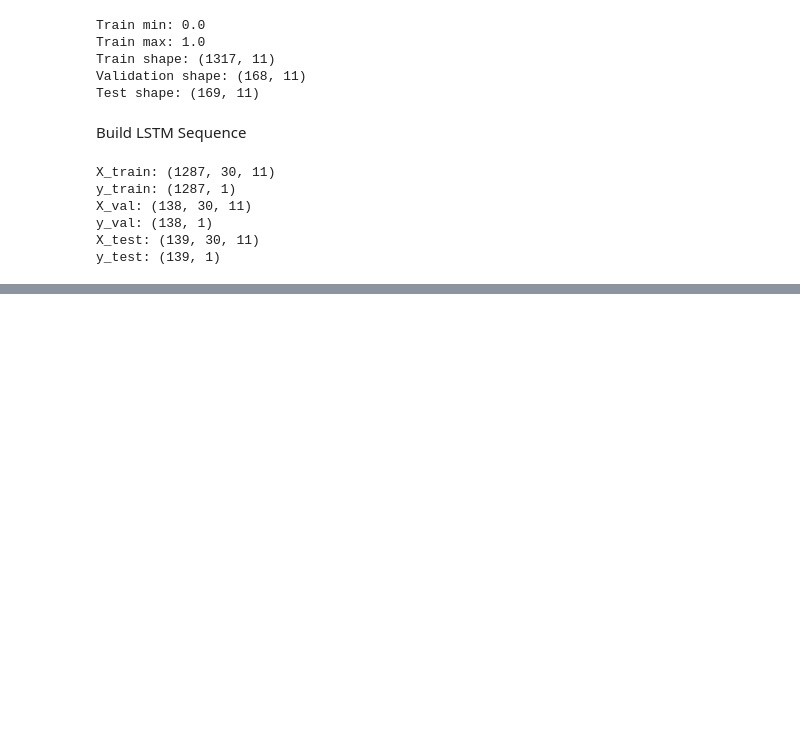
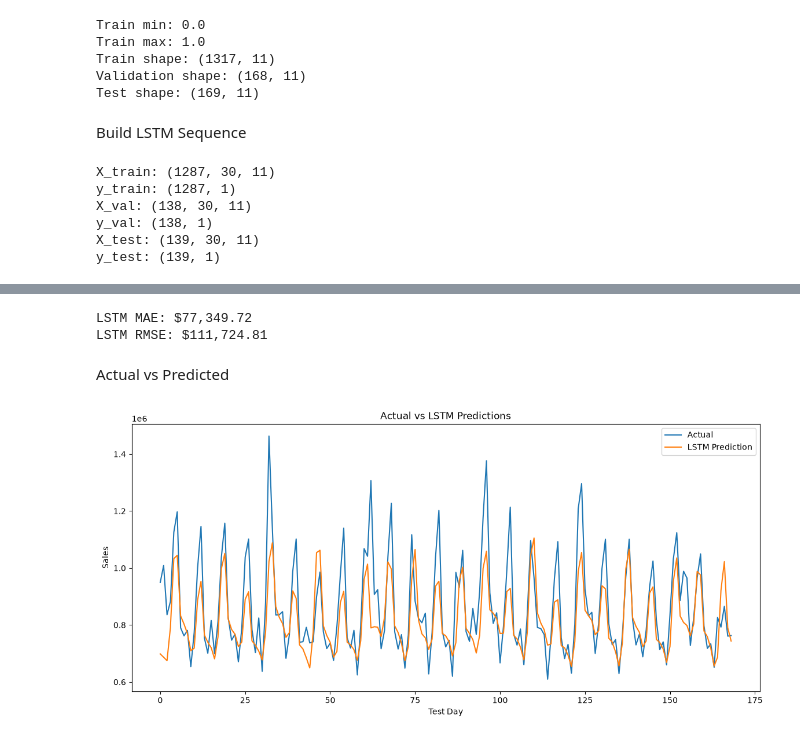
Before and after one commit to bryantmoncada10-ui/LSTM, a Jupyter notebook: notebooks/lstm_sales_forecasting.ipynb, the cells around one changed output, grey strips where cells are left out. Cells and saved outputs as stored; diff of their text form; code cells hidden in the pictures; blank space fills up the shorter version.

Commit message:
Added Feature Engineering to the new LSTM Model

```diff
--- a/notebooks/lstm_sales_forecasting.ipynb
+++ b/notebooks/lstm_sales_forecasting.ipynb
@@ -968,0 +1115,17 @@ y_test: (139, 1)
+# %%
+import numpy as np
+
+# Put predictions into an 11-column array
+y_pred_full = np.zeros((len(y_pred_scaled), 11))
+
+# First column is sales
+y_pred_full[:, 0] = y_pred_scaled[:, 0]
+
+# Convert back to original sales values
+y_pred = scaler.inverse_transform(y_pred_full)[:, 0]
+# %%
+y_test_full = np.zeros((len(y_test), 11))
+
+y_test_full[:, 0] = y_test[:, 0]
+
+y_actual = scaler.inverse_transform(y_test_full)[:, 0]
@@ -968,0 +1149,29 @@ y_test: (139, 1)
+# %%
+from sklearn.metrics import mean_absolute_error, mean_squared_error
+
+mae = mean_absolute_error(y_actual, y_pred)
+rmse = np.sqrt(mean_squared_error(y_actual, y_pred))
+
+print(f"LSTM MAE: ${mae:,.2f}")
+print(f"LSTM RMSE: ${rmse:,.2f}")
+# %% [output]
+LSTM MAE: $77,349.72
+LSTM RMSE: $111,724.81
+# %% [markdown]
+Actual vs Predicted
+# %%
+import matplotlib.pyplot as plt
+
+plt.figure(figsize=(14, 6))
+
+plt.plot(y_actual, label="Actual")
+plt.plot(y_pred, label="LSTM Prediction")
+
+plt.title("Actual vs LSTM Predictions")
+plt.xlabel("Test Day")
+plt.ylabel("Sales")
+plt.legend()
+
+plt.show()
+# %% [output]
+[figure, added]
```
Also changed, not shown: parts of 21 cells of this notebook.
